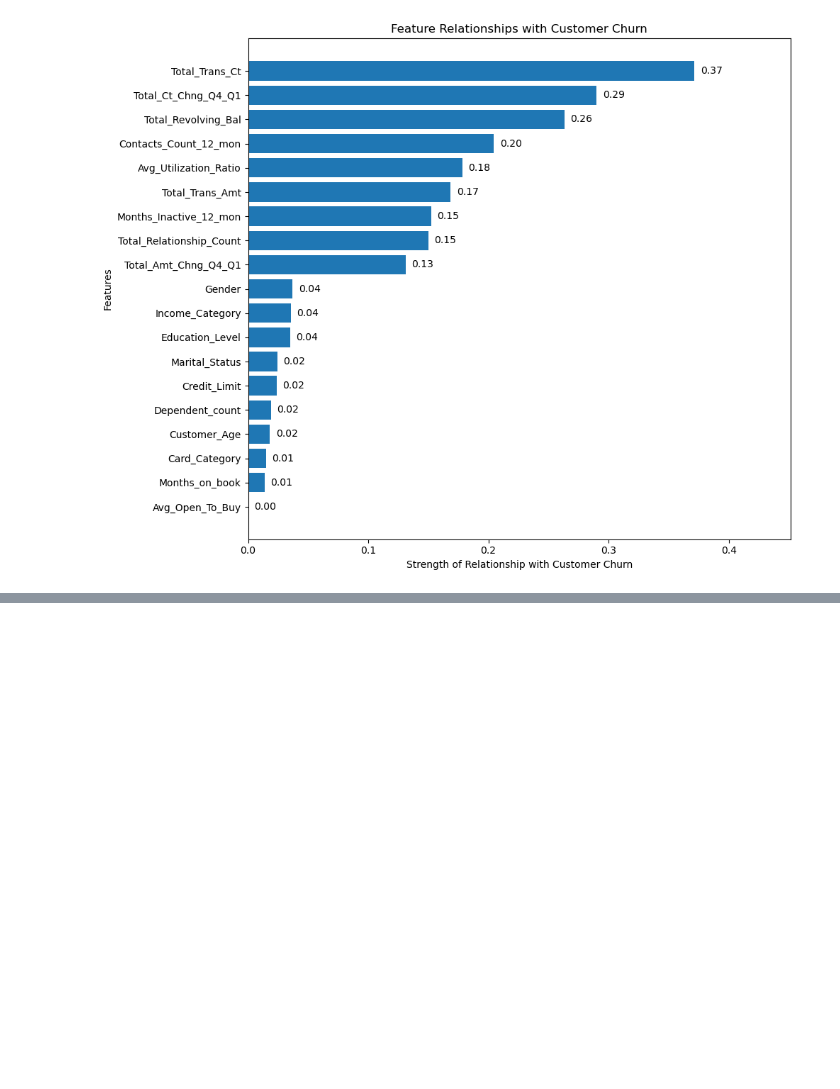
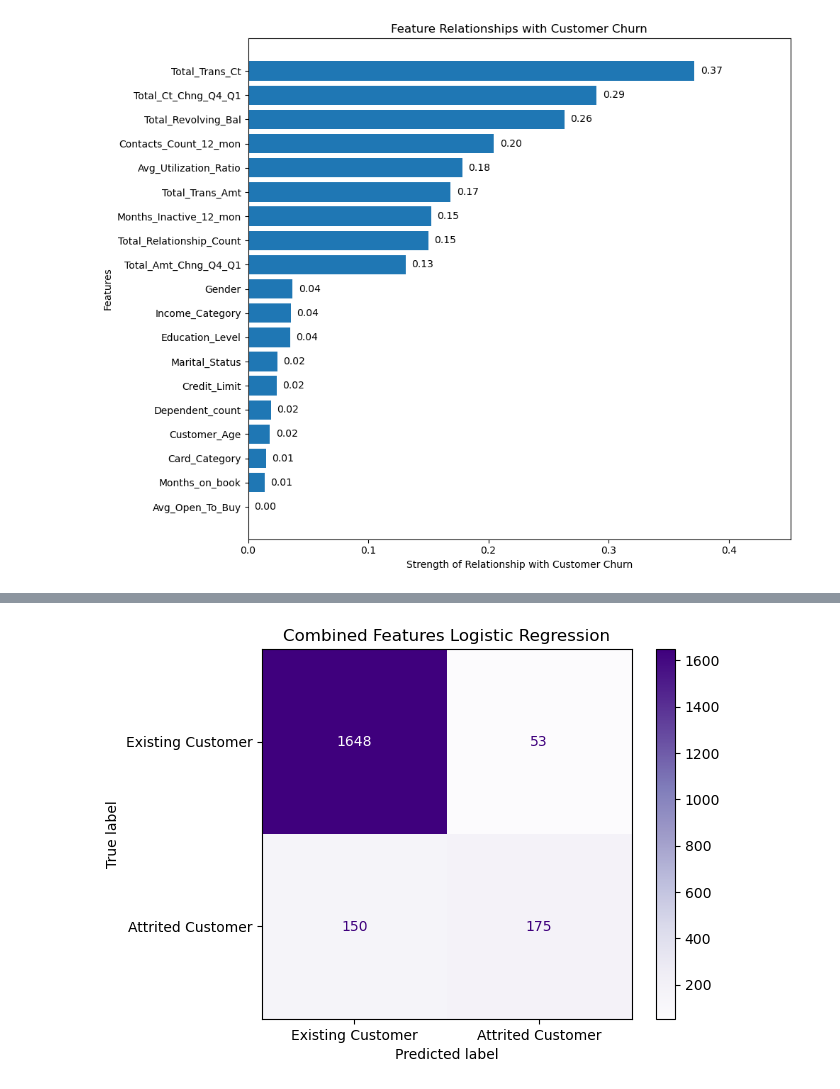
Before and after one commit to gianellarobles/Customer-Churn-Analytics-Predication, a Jupyter notebook: Customer_Churn_AP.ipynb, the cells around one changed output, grey strips where cells are left out. Cells and saved outputs as stored; diff of their text form; code cells hidden in the pictures; blank space fills up the shorter version.

```diff
--- a/Customer_Churn_AP.ipynb
+++ b/Customer_Churn_AP.ipynb
@@ -2114,0 +2428,92 @@ plt.show()
+# %%
+#combined feature -> Logistic Regression
+#Identify categorical and numerical columns
+combined_categorical = X_combined_train.select_dtypes(
+    include=['object']
+).columns
+
+combined_numerical = X_combined_train.select_dtypes(
+    include=['int64', 'float64']
+).columns
+
+
+#Create preprocessor
+combined_preprocessor = ColumnTransformer([
+    ('categorical',
+     OneHotEncoder(handle_unknown='ignore'),
+     combined_categorical),
+
+    ('numerical',
+     StandardScaler(),
+     combined_numerical)
+])
+
+
+#Create Logistic Regression pipeline
+combined_logistic = Pipeline([
+    ('preprocessor', combined_preprocessor),
+    ('model', LogisticRegression(max_iter=1000))
+])
+
+
+#Train model
+combined_logistic.fit(X_combined_train, y_combined_train)
+
+
+#Make predictions
+combined_predictions = combined_logistic.predict(X_combined_test)
+
+combined_probabilities = combined_logistic.predict_proba(
+    X_combined_test
+)[:, 1]
+
+
+#Create results table
+combined_results = pd.DataFrame({
+    'Model': ['Logistic Regression'],
+    'Feature Set': ['Combined Features'],
+    'Accuracy': [
+        accuracy_score(y_combined_test, combined_predictions)
+    ],
+    'Precision': [
+        precision_score(y_combined_test, combined_predictions)
+    ],
+    'Recall': [
+        recall_score(y_combined_test, combined_predictions)
+    ],
+    'F1 Score': [
+        f1_score(y_combined_test, combined_predictions)
+    ],
+    'ROC-AUC': [
+        roc_auc_score(y_combined_test, combined_probabilities)
+    ],
+    'PR-AUC': [
+        average_precision_score(y_combined_test, combined_probabilities)
+    ]
+})
+
+
+#Display results
+display(combined_results.round(3))
+
+
+#Create confusion matrix
+cm = confusion_matrix(
+    y_combined_test,
+    combined_predictions
+)
+
+disp = ConfusionMatrixDisplay(
+    confusion_matrix=cm,
+    display_labels=[
+        'Existing Customer',
+        'Attrited Customer'
+    ]
+)
+
+disp.plot(cmap='Purples')
+
+plt.title('Combined Features Logistic Regression')
+
+plt.show()
+# %% [output]
@@ -2114,0 +2522 @@ plt.show()
+[figure, added]
```
Also changed, not shown: parts of 16 cells of this notebook.
